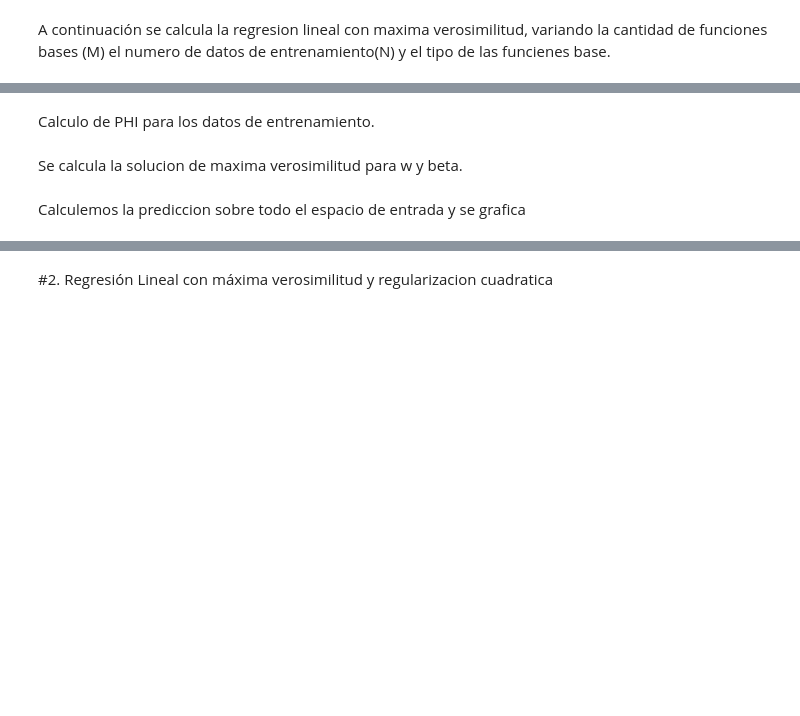
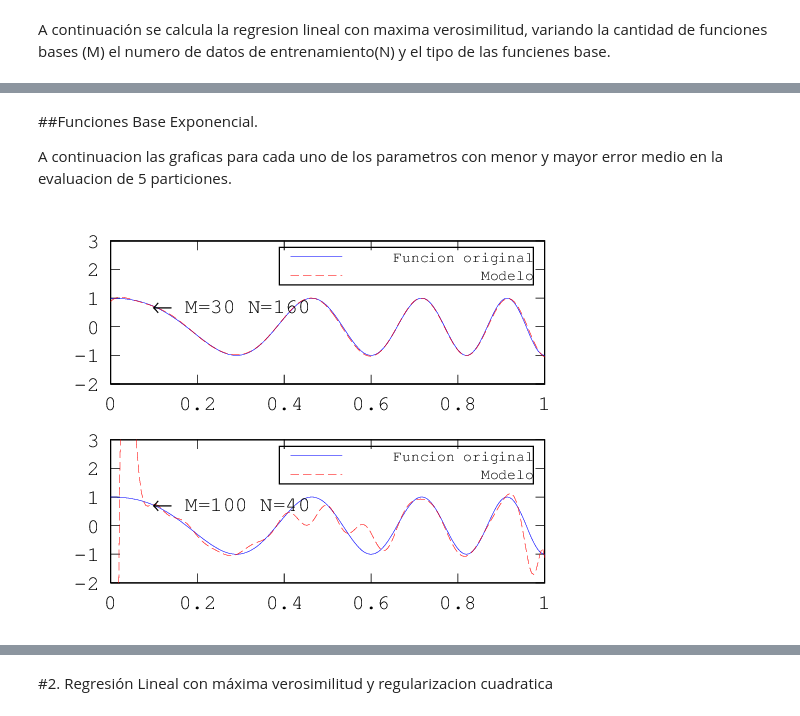
Before and after one commit to anguivego/InformeIA, a Jupyter notebook: lab2/regresion_lineal.ipynb, the cells around one changed output, grey strips where cells are left out. Saved outputs shown, nothing was run; the diff lists cells and outputs as text; code cells hidden in the pictures; blank space fills up the shorter version.

```diff
--- a/lab2/regresion_lineal.ipynb
+++ b/lab2/regresion_lineal.ipynb
@@ -164,6 +182,25 @@ Calculo del error promedio para la la validación cruzada de 5 diviciones utiliz
-# %% [markdown]
-Calculo de PHI para los datos de entrenamiento.
-# %% [markdown]
-Se calcula la solucion de maxima verosimilitud para w y beta.
-# %% [markdown]
-Calculemos la prediccion sobre todo el espacio de entrada y se grafica
+# %% [markdown]
+##Funciones Base Exponencial.
+
+A continuacion las graficas para cada uno de los parametros con menor y mayor error medio en la evaluacion de 5 particiones.
+# %%
+load('exp_W.mat');
+PHI=genBasisFunction('exp',data.x,size(data.x,1),size(W_min,1))
+subplot(2,1,1)
+plot(data.x, data.y,data.x,PHI*W_min,'r--');
+h_legend=legend('Funcion original','Modelo');
+set(h_legend,'FontSize',7);
+str1 = ['\leftarrow M=' num2str(M_min) ' N=' num2str(N_min)];
+text(data.x(20),data.y(20),str1)
+ylim([-2 3]);
+
+PHI=genBasisFunction('exp',data.x,size(data.x,1),size(W_max,1))
+subplot(2,1,2)
+plot(data.x, data.y,data.x,PHI*W_max,'r--');
+h_legend=legend('Funcion original','Modelo');
+set(h_legend,'FontSize',7);
+str1 = ['\leftarrow M=' num2str(M_max) ' N=' num2str(N_max)];
+text(data.x(20),data.y(20),str1)
+ylim([-2 3]);
+# %% [output]
+[figure, added]
```
Also changed, not shown: parts of 9 cells of this notebook, 5 other files.
